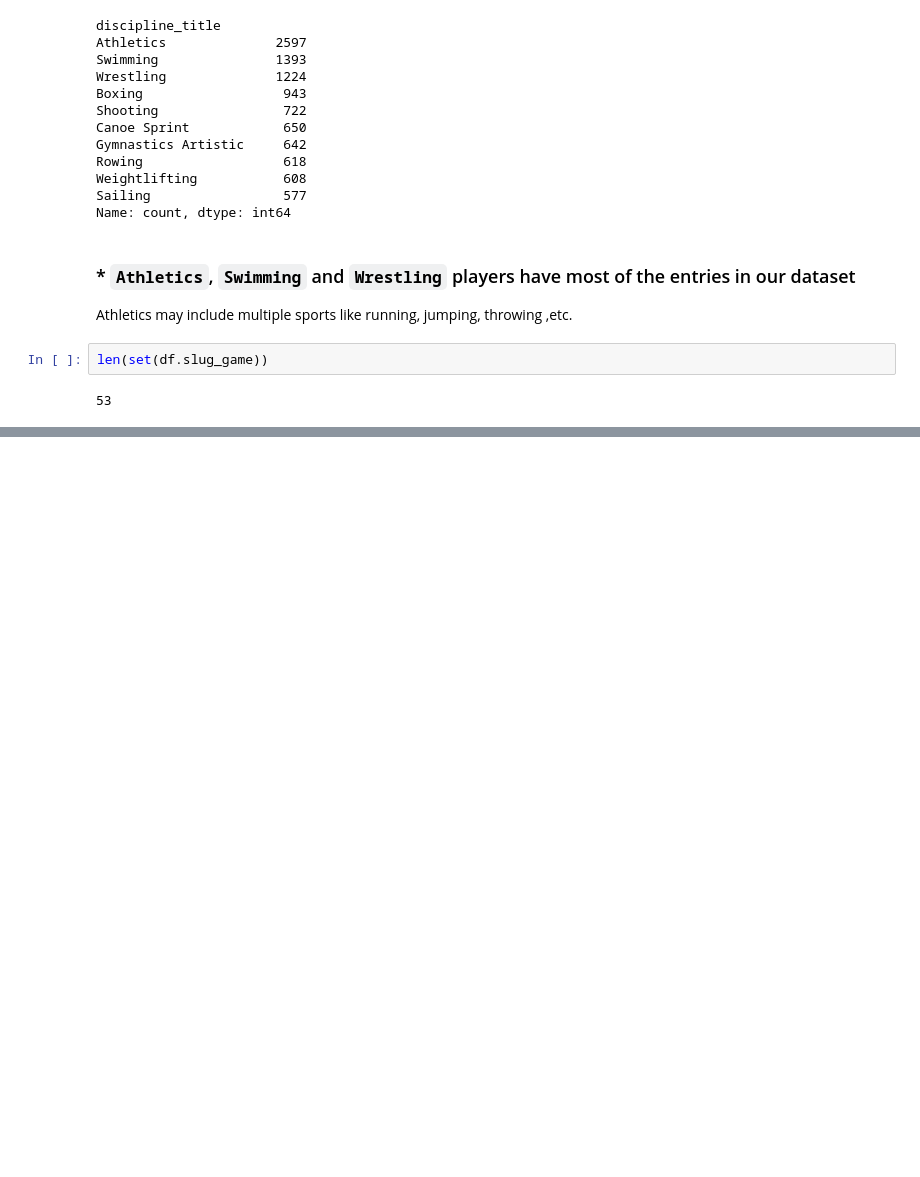
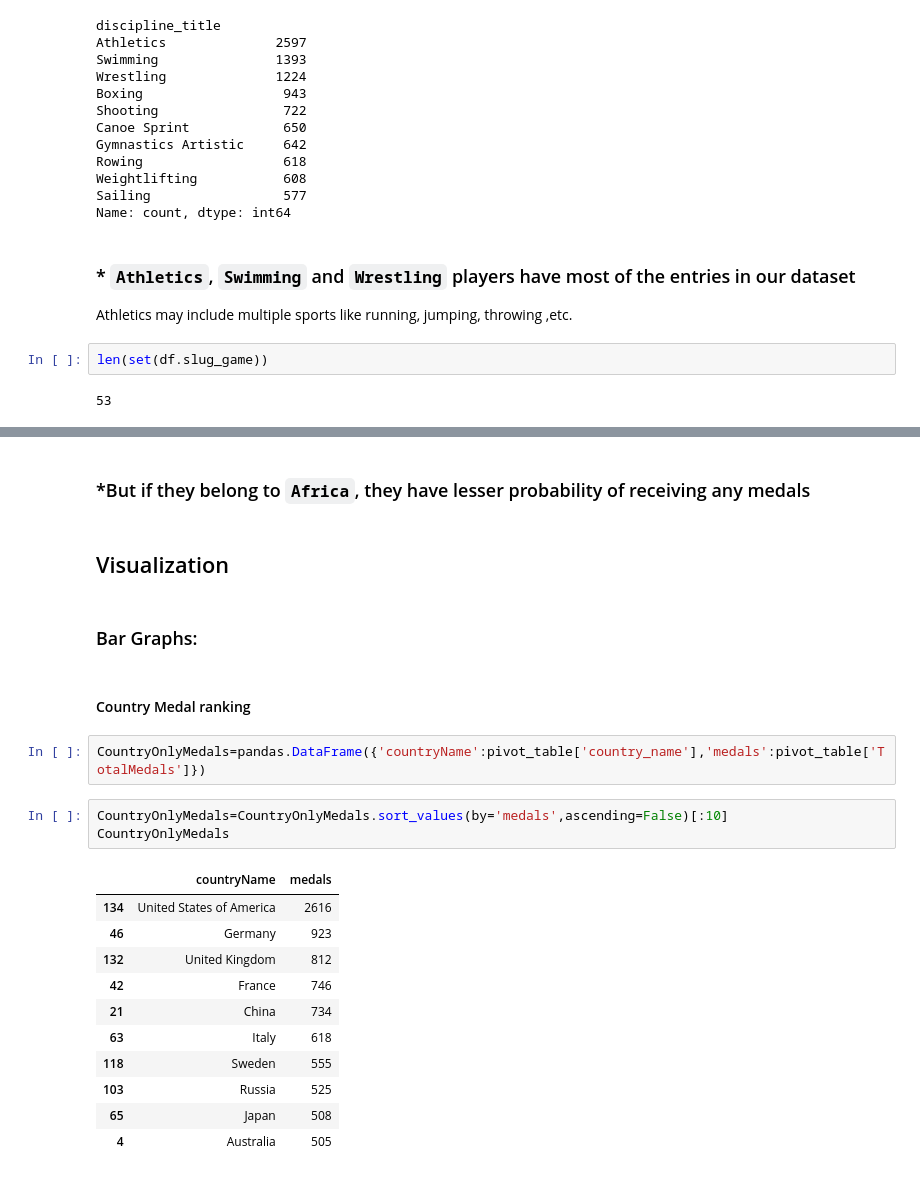
Before and after one commit to ShibamRoy9826/GeeksForGeeks-Hackathon-DataAnalysis-OlympicsData, a Jupyter notebook: GeeksForGeeks-Hackathon-Data-Analysis.ipynb, the cells around one changed output, grey strips where cells are left out. Cells and saved outputs as stored; diff of their text form; blank space fills up the shorter version.

```diff
--- a/GeeksForGeeks-Hackathon-Data-Analysis.ipynb
+++ b/GeeksForGeeks-Hackathon-Data-Analysis.ipynb
@@ -743,0 +743,25 @@ plt.show()
+# %% [markdown]
+### *But if they belong to `Africa`, they have lesser probability of receiving any medals
+# %% [markdown]
+## Visualization
+# %% [markdown]
+### Bar Graphs:
+# %% [markdown]
+#### Country Medal ranking
+# %%
+CountryOnlyMedals=pandas.DataFrame({'countryName':pivot_table['country_name'],'medals':pivot_table['TotalMedals']})
+# %%
+CountryOnlyMedals=CountryOnlyMedals.sort_values(by='medals',ascending=False)[:10]
+CountryOnlyMedals
+# %% [output]
+|  | countryName | medals |
+| 134 | United States of America | 2616 |
+| 46 | Germany | 923 |
+| 132 | United Kingdom | 812 |
+| 42 | France | 746 |
+| 21 | China | 734 |
+| 63 | Italy | 618 |
+| 118 | Sweden | 555 |
+| 103 | Russia | 525 |
+| 65 | Japan | 508 |
+| 4 | Australia | 505 |
```
Also changed, not shown: parts of 68 cells of this notebook.
